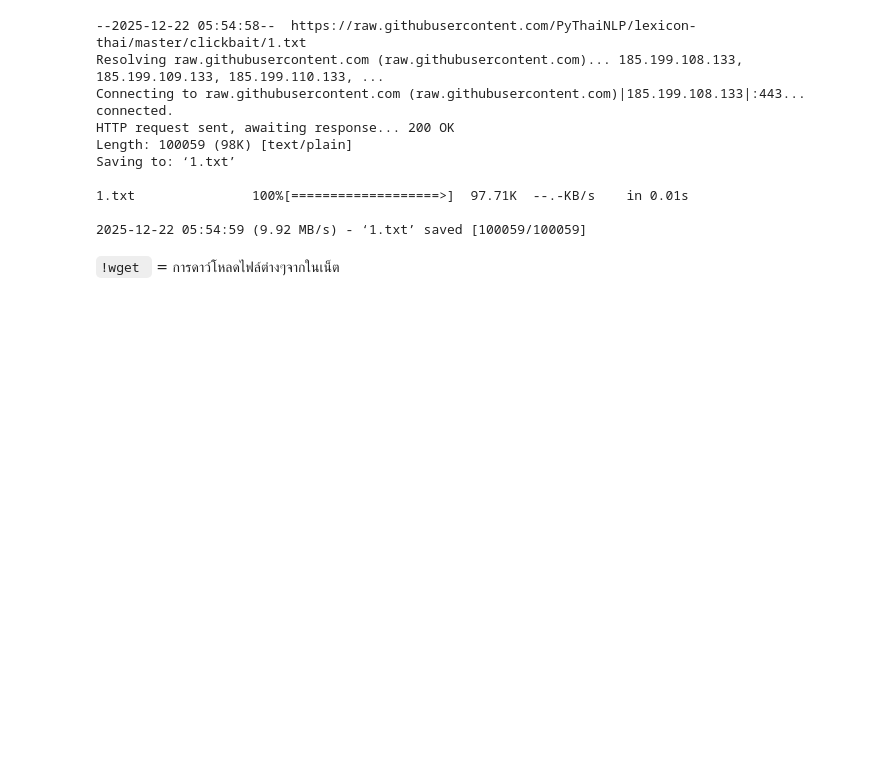
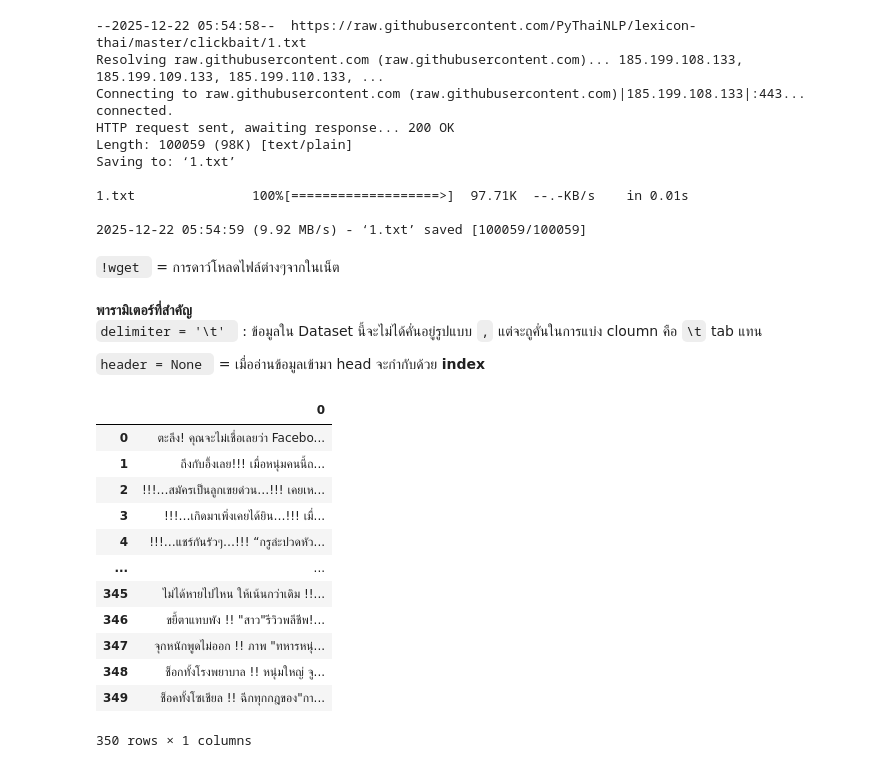
Before and after one commit to Napawan2005/FutureSkill, a Jupyter notebook: NLP_chapter2.ipynb, the cells around one changed output. Drawn from its saved outputs; the diff is of its cells as text; code cells hidden in the pictures; blank space fills up the shorter version.

```diff
--- a/NLP_chapter2.ipynb
+++ b/NLP_chapter2.ipynb
@@ -15,3 +15,27 @@ Saving to: ‘1.txt’
 2025-12-22 05:54:59 (9.92 MB/s) - ‘1.txt’ saved [100059/100059]
 # %% [markdown]
 `!wget ` = การดาว์โหลดไฟล์ต่างๆจากในเน็ต
+# %%
+import pandas as pd
+df = pd.read_csv('1.txt', delimiter='\t', header=None)
+# %% [markdown]
+**พารามิเตอร์ที่สำคัญ** <br>
+`delimiter = '\t' `   : ข้อมูลใน Dataset นี้จะไม่ได้คั่นอยู่รูปแบบ `,` แต่จะถูคั่นในการแบ่ง cloumn คือ `\t` tab แทน
+
+`header = None ` = เมื่ออ่านข้อมูลเข้ามา  head จะกำกับด้วย **index**
+# %%
+df
+# %% [output]
+|  | 0 |
+| 0 | ตะลึง! คุณจะไม่เชื่อเลยว่า Facebo... |
+| 1 | ถึงกับอึ้งเลย!!! เมื่อหนุ่มคนนี้ถ... |
+| 2 | !!!…สมัครเป็นลูกเขยด่วน…!!! เคยเห... |
+| 3 | !!!…เกิดมาเพิ่งเคยได้ยิน…!!! เมื่... |
+| 4 | !!!…แชร์กันรัวๆ…!!! “กรูล่ะปวดหัว... |
+| ... | ... |
+| 345 | ไม่ได้หายไปไหน ให้เน้นกว่าเดิม !!... |
+| 346 | ขยี้ตาแทบพัง !! "สาว"รีวิวพลีชีพ!... |
+| 347 | จุกหนักพูดไม่ออก !! ภาพ "ทหารหนุ่... |
+| 348 | ช็อกทั้งโรงพยาบาล !! หนุ่มใหญ่ จู... |
+| 349 | ช็อคทั้งโซเชียล !! ฉีกทุกกฎของ"กา... |
+350 rows × 1 columns
```
Also changed, not shown: parts of 8 cells of this notebook.
